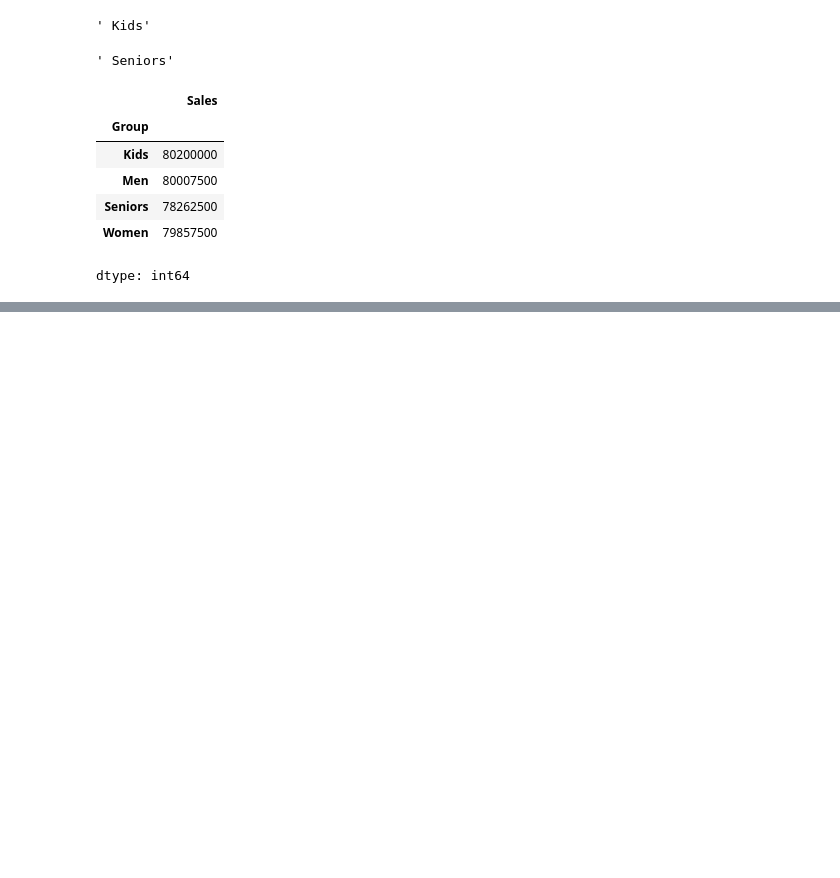
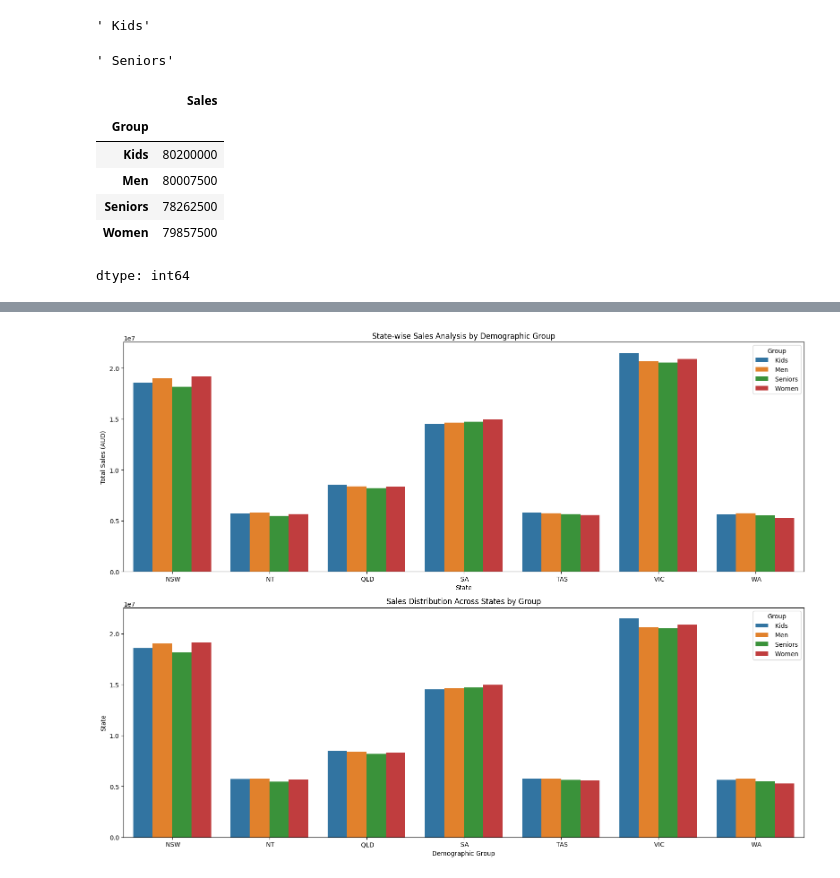
Before and after one commit to agarwalpratik/aiml, a Jupyter notebook: Sales_Analysis.ipynb, the cells around one changed output, grey strips where cells are left out. Saved outputs shown, nothing was run; the diff lists cells and outputs as text; code cells hidden in the pictures; blank space fills up the shorter version.

```diff
--- a/Sales_Analysis.ipynb
+++ b/Sales_Analysis.ipynb
@@ -358,0 +353,38 @@ See the caveats in the documentation: https://pandas.pydata.org/pandas-docs/stab
+# %%
+import matplotlib.pyplot as plt
+import seaborn as sns
+import plotly.express as px
+
+# Set up the overall figure and the size for readability
+plt.figure(figsize=(16, 12))
+
+# 1. State-wise Sales Analysis for Different Demographic Groups
+plt.subplot(2, 1, 1)
+state_group_sales_sum = sales_data.groupby(['State', 'Group']).agg({'Sales': 'sum'}).reset_index()
+sns.barplot(data=state_group_sales_sum, x='State', y='Sales', hue='Group')
+plt.title('State-wise Sales Analysis by Demographic Group')
+plt.ylabel('Total Sales (AUD)')
+plt.xlabel('State')
+
+# 2. Group-wise Sales Analysis Across Various States
+plt.subplot(2, 1, 2)
+pivot_group_sales = sales_data.groupby(['Group', 'State']).agg({'Sales': 'sum'}).reset_index()
+sns.barplot(data=pivot_group_sales, x='State', y='Sales', hue='Group')
+#pivot_group_sales_sorted = pivot_group_sales.sort_values(by='Sales', ascending=False)
+#sns.heatmap(pivot_group_sales_sorted, annot=True, fmt=".1f", cmap='YlGnBu', linewidths=.5)
+plt.title('Sales Distribution Across States by Group')
+plt.ylabel('State')
+plt.xlabel('Demographic Group')
+
+plt.tight_layout()
+plt.show()
+
+# 3. Time-of-the-Day Sales Analysis
+time_of_day_sales = sales_data.groupby('Time').agg({'Sales': 'sum'}).reset_index()
+time_of_day_sales_sorted = time_of_day_sales.sort_values(by='Sales', ascending=False)
+
+fig = px.line(time_of_day_sales, x='Time', y='Sales', title='Time-of-the-Day Sales Analysis')
+fig.update_layout(xaxis_title='Time of Day', yaxis_title='Total Sales (AUD)')
+fig.show()
+# %% [output]
+[figure, added]
```
Also changed, not shown: parts of 13 cells of this notebook.
